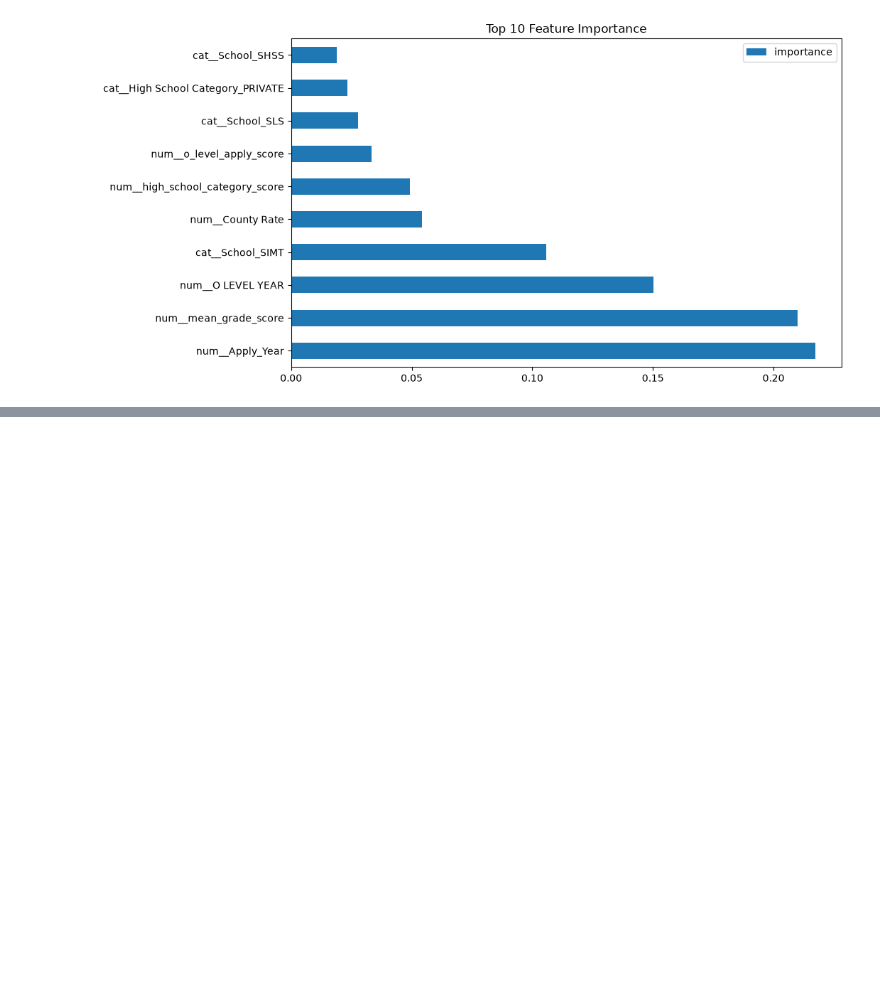
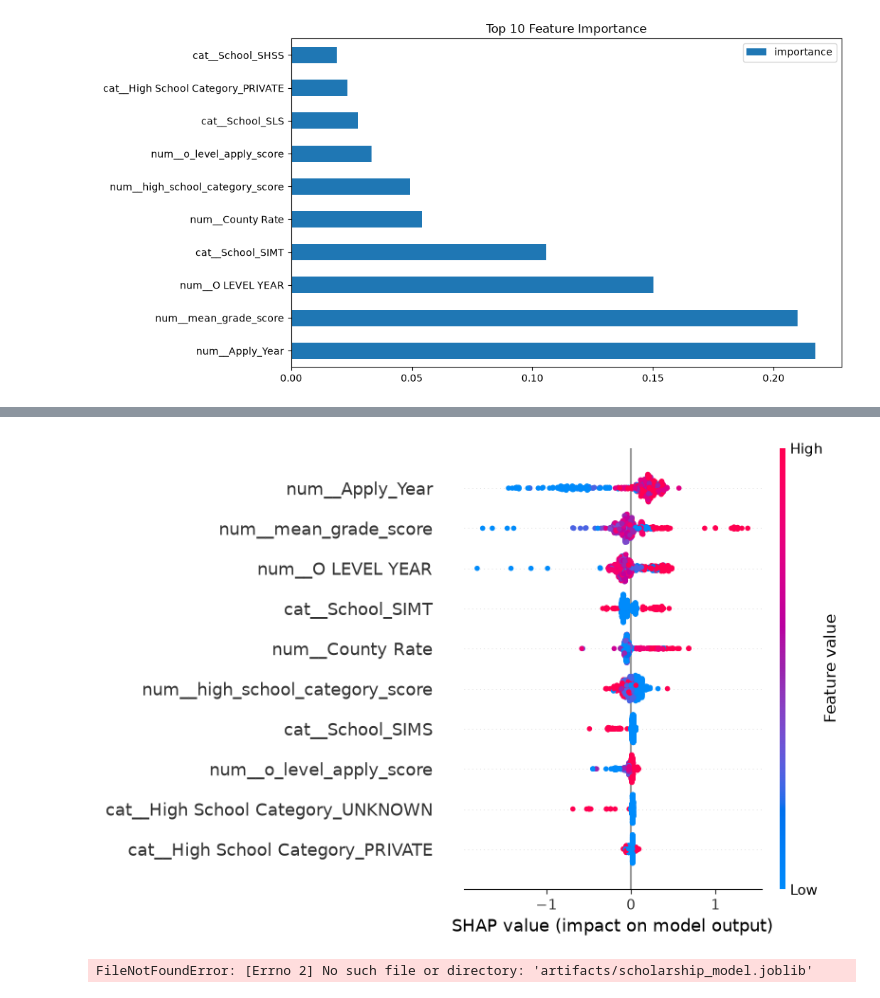
Before and after one commit to JulienNgalo/Scholarship_capstone_project, a Jupyter notebook: notebooks/fao_project.ipynb, the cells around one changed output, grey strips where cells are left out. Cells and saved outputs as stored; diff of their text form; code cells hidden in the pictures; blank space fills up the shorter version.

```diff
--- a/notebooks/fao_project.ipynb
+++ b/notebooks/fao_project.ipynb
@@ -1973,0 +1994,36 @@ gb_df.sort_values(by='importance',ascending=False).head(10).plot(kind='barh',fig
+# %%
+shap.summary_plot(
+    shap_values,
+    X_test,
+    feature_names=feature_names,
+    max_display=10
+)
+# %% [output]
+[figure, added]
+# %%
+
+import joblib
+import pandas as pd
+
+# Load your saved Gradient Boosting model
+artifact = joblib.load(
+    "artifacts/scholarship_model.joblib"
+)
+
+model = artifact["model"]
+
+# Retrieve the fitted preprocessing pipeline
+preprocessor = model.named_steps["preprocessor"]
+
+# Extract all transformed feature names
+feature_names = preprocessor.get_feature_names_out()
+
+# Create a mapping table
+feature_mapping = pd.DataFrame({
+    "Feature Number": range(len(feature_names)),
+    "Actual Feature Name": feature_names
+})
+
+display(feature_mapping)
+# %% [output]
+FileNotFoundError: [Errno 2] No such file or directory: 'artifacts/scholarship_model.joblib'
```
Also changed, not shown: parts of 5 cells of this notebook, 14 other files.
